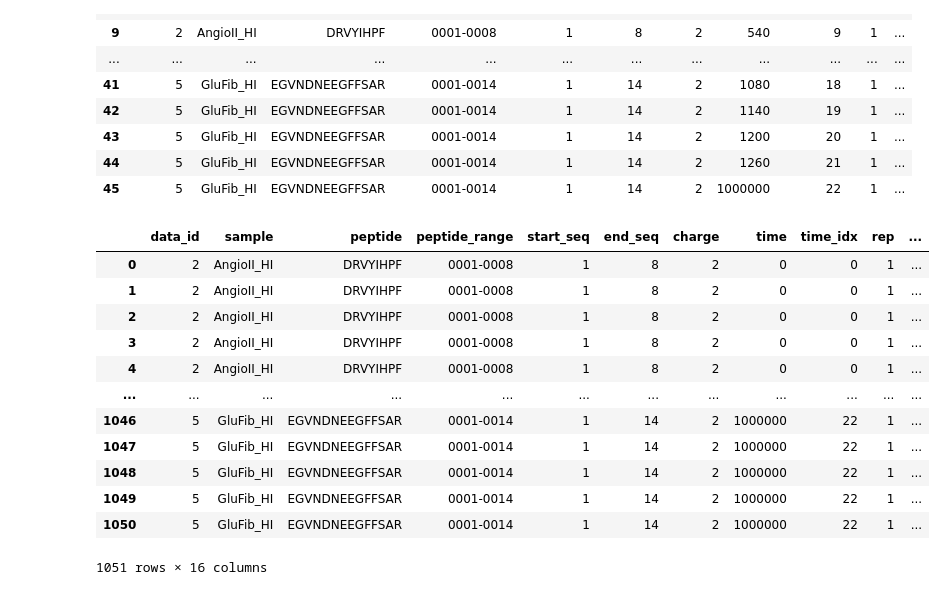
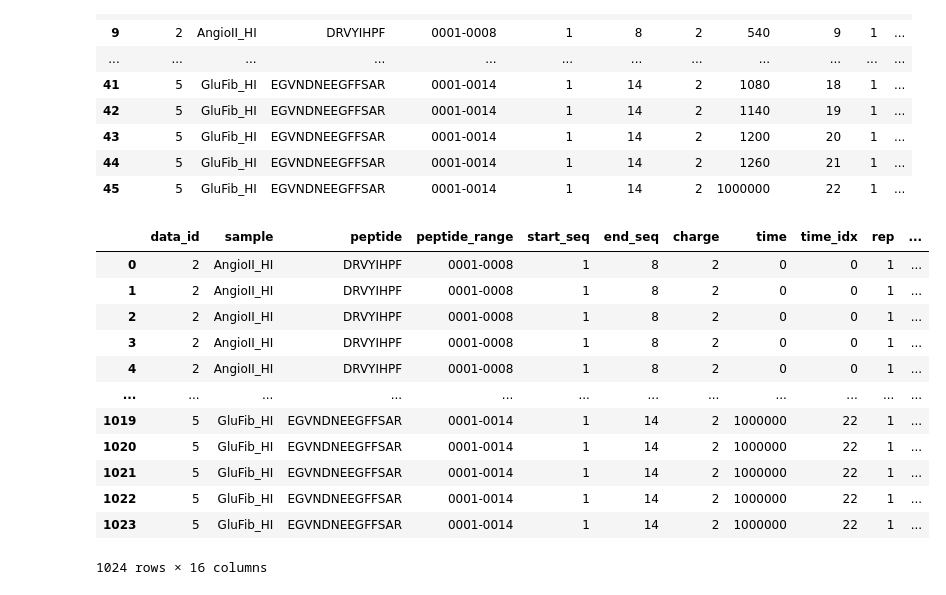
Before and after one commit to tuttlelm/pyHXExpress, a Jupyter notebook: Documentation/04_Understanding_the_Results.ipynb, the cells around one changed output. Cells and saved outputs as stored; diff of their text form; code cells hidden in the pictures.

```diff
--- a/Documentation/04_Understanding_the_Results.ipynb
+++ b/Documentation/04_Understanding_the_Results.ipynb
@@ -25,10 +37,10 @@ hxex_reload()
 Lets read in the outputs we generated in part 3. These are the metadf_asrun, data_fits, and fitparamsALL files.<p>
 We didn't save the raw and peakpicked data to separate csv files, but we can quickly gather those using the 'get_data()' function.
 # %%
-data_path = '..\\Bimodal_HDX_Data\\output_03Mar2024\\'
-metadf_run = pd.read_csv(os.path.join(data_path,'metadf_asrun_03Mar2024.csv')).drop('Index',axis=1)
-datafits = pd.read_csv(os.path.join(data_path,'data_fits03Mar2024.csv')).drop('Index',axis=1)
-fitparams = pd.read_csv(os.path.join(data_path,'fitparamsAll_asrun_03Mar2024.csv')).drop('Index',axis=1)
+#output_path = config.Output_DIR
+metadf_run = pd.read_csv(os.path.join(config.Output_DIR,'metadf_asrun_15Apr2024.csv')).drop('Index',axis=1)
+datafits = pd.read_csv(os.path.join(config.Output_DIR,'data_fits15Apr2024.csv')).drop('Index',axis=1)
+fitparams = pd.read_csv(os.path.join(config.Output_DIR,'fitparamsAll_asrun_15Apr2024.csv')).drop('Index',axis=1)
 
 deutdata, rawdata = hxex.get_data(metadf_run)
 # %%
@@ -107,22 +119,22 @@ display(datafits)
 # %%
 '''
 The fitparams dataframe contains all of the fit variables determined during the full run. Each fit spectrum will have
 fit_pops + Nboot number of entries. Consider the first fit spectrum: the first row is the n=1 fit, the second row is
 the n=2 fit. The n=2 fit did not sufficiently reduce the residual sum squared (rss) value so the Nboot fits are performed
-on n=1 populations.
+on n=1 populations (failed p-value test to add another population).
 '''
 display(fitparams)
 # %% [output]
 |  | data_id | sample | peptide | peptide_range | start_seq | end_seq | charge | time | time_idx | rep | ... |
 | 0 | 2 | AngioII_HI | DRVYIHPF | 0001-0008 | 1 | 8 | 2 | 0 | 0 | 1 | ... |
 | 1 | 2 | AngioII_HI | DRVYIHPF | 0001-0008 | 1 | 8 | 2 | 0 | 0 | 1 | ... |
 | 2 | 2 | AngioII_HI | DRVYIHPF | 0001-0008 | 1 | 8 | 2 | 0 | 0 | 1 | ... |
 | 3 | 2 | AngioII_HI | DRVYIHPF | 0001-0008 | 1 | 8 | 2 | 0 | 0 | 1 | ... |
 | 4 | 2 | AngioII_HI | DRVYIHPF | 0001-0008 | 1 | 8 | 2 | 0 | 0 | 1 | ... |
 | ... | ... | ... | ... | ... | ... | ... | ... | ... | ... | ... | ... |
-| 1046 | 5 | GluFib_HI | EGVNDNEEGFFSAR | 0001-0014 | 1 | 14 | 2 | 1000000 | 22 | 1 | ... |
-| 1047 | 5 | GluFib_HI | EGVNDNEEGFFSAR | 0001-0014 | 1 | 14 | 2 | 1000000 | 22 | 1 | ... |
-| 1048 | 5 | GluFib_HI | EGVNDNEEGFFSAR | 0001-0014 | 1 | 14 | 2 | 1000000 | 22 | 1 | ... |
-| 1049 | 5 | GluFib_HI | EGVNDNEEGFFSAR | 0001-0014 | 1 | 14 | 2 | 1000000 | 22 | 1 | ... |
-| 1050 | 5 | GluFib_HI | EGVNDNEEGFFSAR | 0001-0014 | 1 | 14 | 2 | 1000000 | 22 | 1 | ... |
+| 1019 | 5 | GluFib_HI | EGVNDNEEGFFSAR | 0001-0014 | 1 | 14 | 2 | 1000000 | 22 | 1 | ... |
+| 1020 | 5 | GluFib_HI | EGVNDNEEGFFSAR | 0001-0014 | 1 | 14 | 2 | 1000000 | 22 | 1 | ... |
+| 1021 | 5 | GluFib_HI | EGVNDNEEGFFSAR | 0001-0014 | 1 | 14 | 2 | 1000000 | 22 | 1 | ... |
+| 1022 | 5 | GluFib_HI | EGVNDNEEGFFSAR | 0001-0014 | 1 | 14 | 2 | 1000000 | 22 | 1 | ... |
+| 1023 | 5 | GluFib_HI | EGVNDNEEGFFSAR | 0001-0014 | 1 | 14 | 2 | 1000000 | 22 | 1 | ... |
-1051 rows × 16 columns
+1024 rows × 16 columns
```
Also changed, not shown: parts of 3 cells of this notebook, 18 other files.
